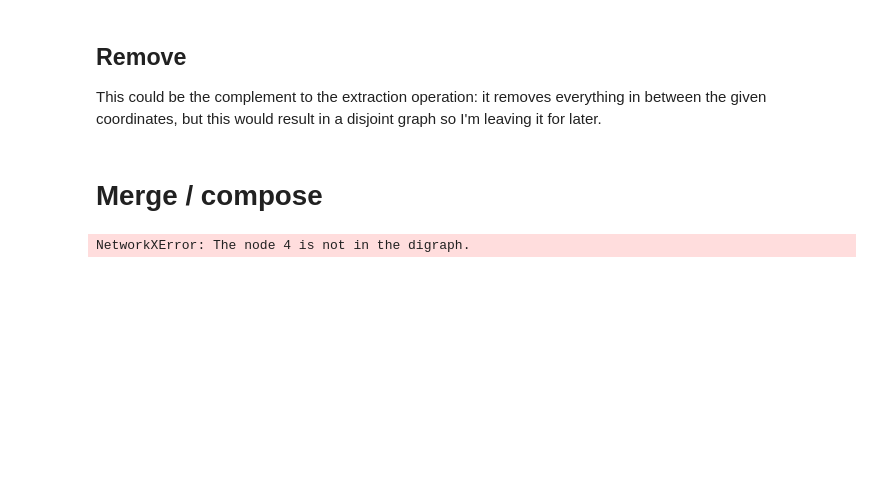
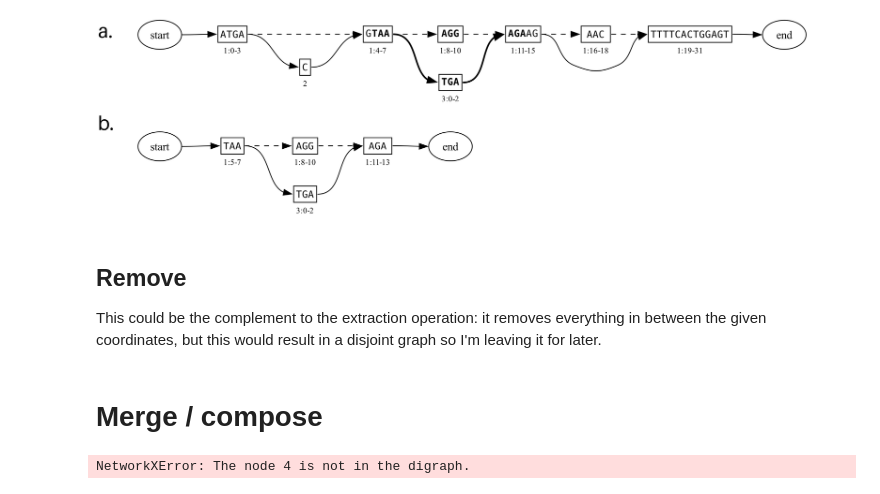
Before and after one commit to ginkgobioworks/gen, a Jupyter notebook: docs/figures/operators.ipynb, the cells around one changed output. Cells and saved outputs as stored; diff of their text form; code cells hidden in the pictures; blank space fills up the shorter version.

```diff
--- a/docs/figures/operators.ipynb
+++ b/docs/figures/operators.ipynb
@@ -60,3 +70,40 @@ Gx.render_block_graph('operators/extract_output', minimize=True)
+# %%
+# Use the Pillow module to combine and pad the images
+img1 = Image.open('operators/detach_input.png')
+img2 = Image.open('operators/detach_output.png')
+
+# Create a new image with the width of img1 (+ margin) and height of both images combined
+margin = 200
+spacing = 100
+new_img = Image.new('RGB', (img1.width + margin*2, img1.height + spacing + img2.height), 'white')
+
+# To center img2 horizontally, calculate the x offset like this:
+# x_offset = (img1.width - img2.width) // 2
+
+# Paste img1 and img2 into the new image
+new_img.paste(img1, (margin, 0))
+new_img.paste(img2, (margin, img1.height + spacing))
+
+# Load a font
+font = ImageFont.load_default(100)
+
+# Create a drawing context
+draw = ImageDraw.Draw(new_img)
+
+# Add captions
+draw.text((10, 10), "a.", fill="black", font=font)
+draw.text((10, img1.height + 10), "b.", fill="black", font=font)
+
+# Delete the old images
+for file in glob('operators/detach_*.png')  + glob('operators/detach_*.svg'):
+    os.remove(file)
+
+
+# Save the new image
+new_img.save('operators/detach.png')
+display(new_img)
+# %% [output]
+[figure, added]
 # %% [markdown]
 ## Remove
 
```
Also changed, not shown: parts of 6 cells of this notebook, 10 other files.
